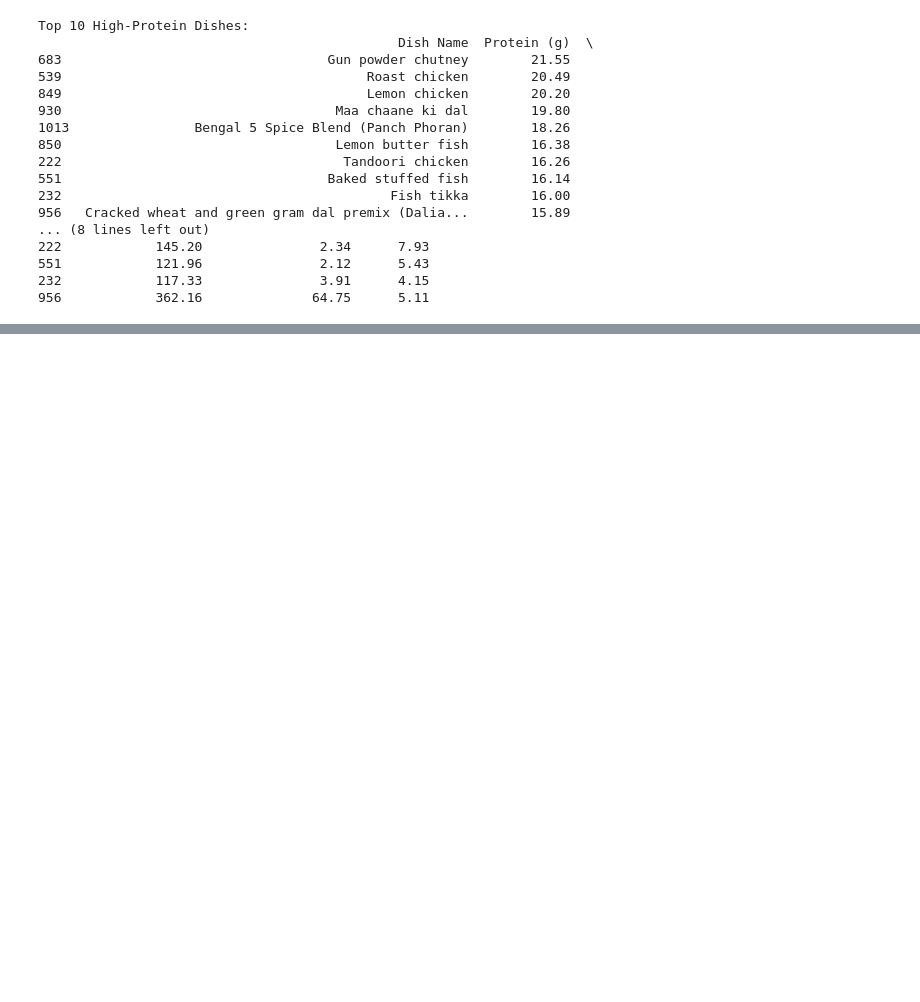
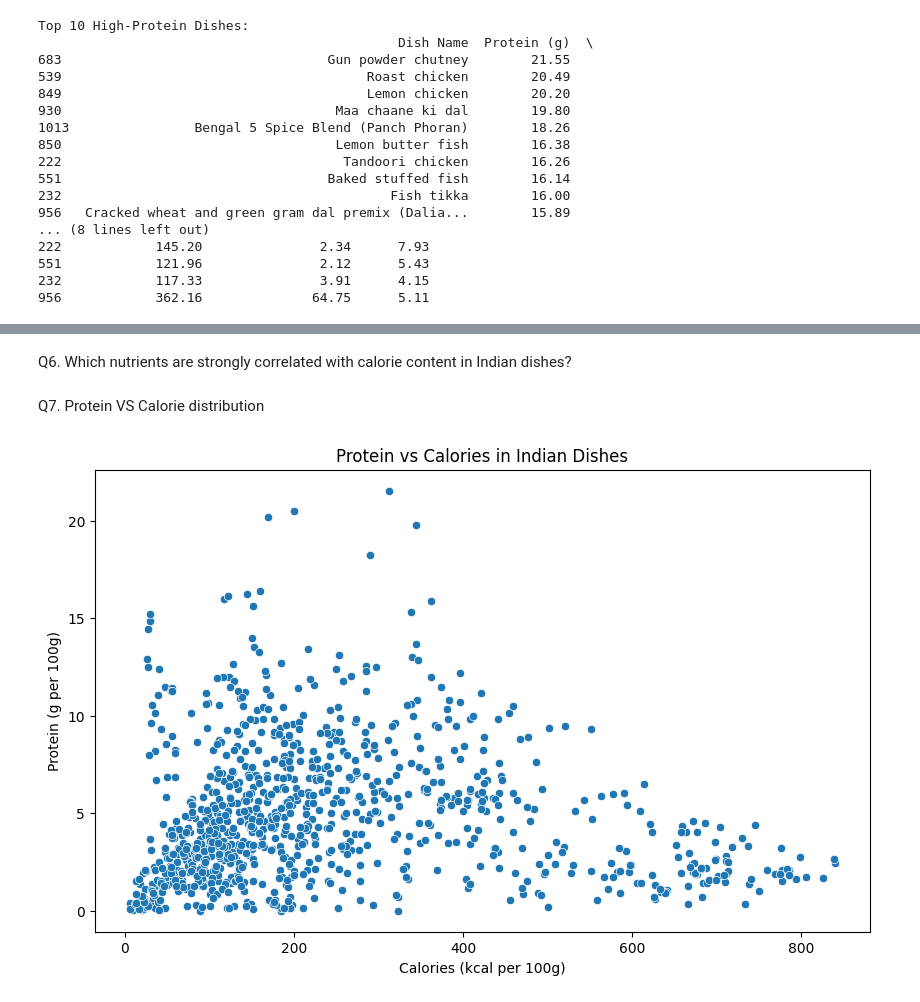
Before and after one commit to coheejelly/DS220_finalProject, a Jupyter notebook: DS220project.ipynb, the cells around one changed output, grey strips where cells are left out. Cells and saved outputs as stored; diff of their text form; code cells hidden in the pictures; blank space fills up the shorter version.

```diff
--- a/DS220project.ipynb
+++ b/DS220project.ipynb
@@ -162,0 +256,13 @@ Top 10 High-Protein Dishes:
+# %% [markdown]
+Q6. Which nutrients are strongly correlated with calorie content in Indian dishes? <br>
+# %% [markdown]
+Q7. Protein VS Calorie distribution
+# %%
+plt.figure(figsize=(10, 6))
+sns.scatterplot(x=nutr_data["Calories (kcal)"], y=nutr_data["Protein (g)"])
+plt.title("Protein vs Calories in Indian Dishes")
+plt.xlabel("Calories (kcal per 100g)")
+plt.ylabel("Protein (g per 100g)")
+plt.show()
+# %% [output]
+[figure, added]
```
Also changed, not shown: parts of 14 cells of this notebook.
